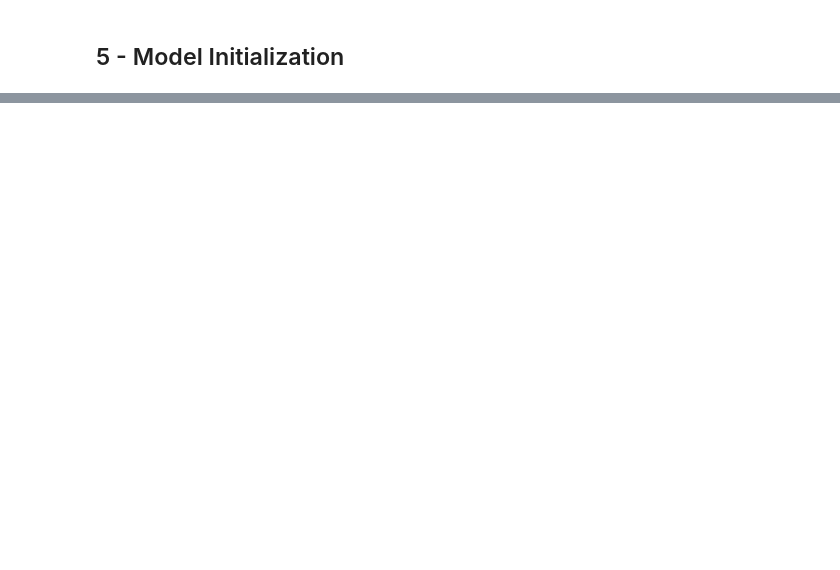
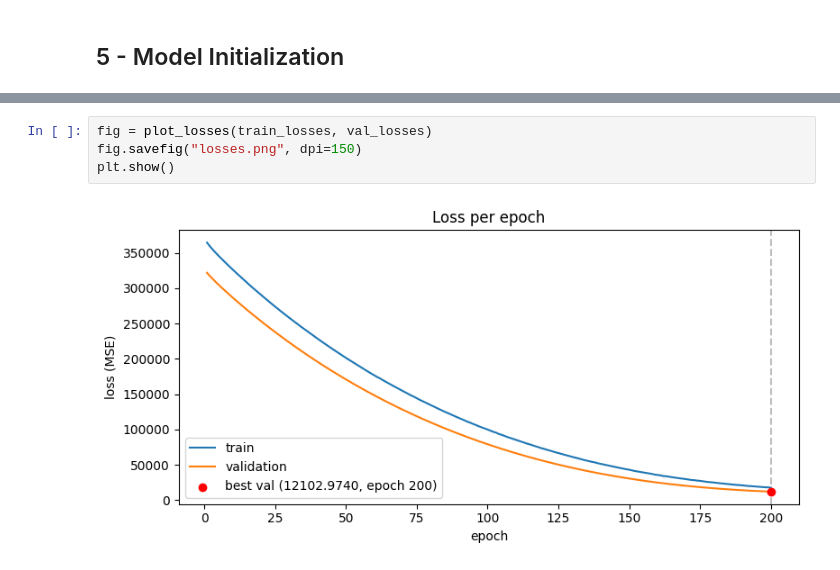
Before and after one commit to multiRH/aq_edge, a Jupyter notebook: training_model.ipynb, the cells around one changed output, grey strips where cells are left out. Cells and saved outputs as stored; diff of their text form; blank space fills up the shorter version.

Commit message:
adding changes to training_model notebook

```diff
--- a/training_model.ipynb
+++ b/training_model.ipynb
@@ -269,0 +515,6 @@ len(df.loc[df.index > "2025-07-15"])/n
+# %%
+fig = plot_losses(train_losses, val_losses)
+fig.savefig("losses.png", dpi=150)
+plt.show()
+# %% [output]
+[figure, added]
```
Also changed, not shown: parts of 13 cells of this notebook, 3 other files.
